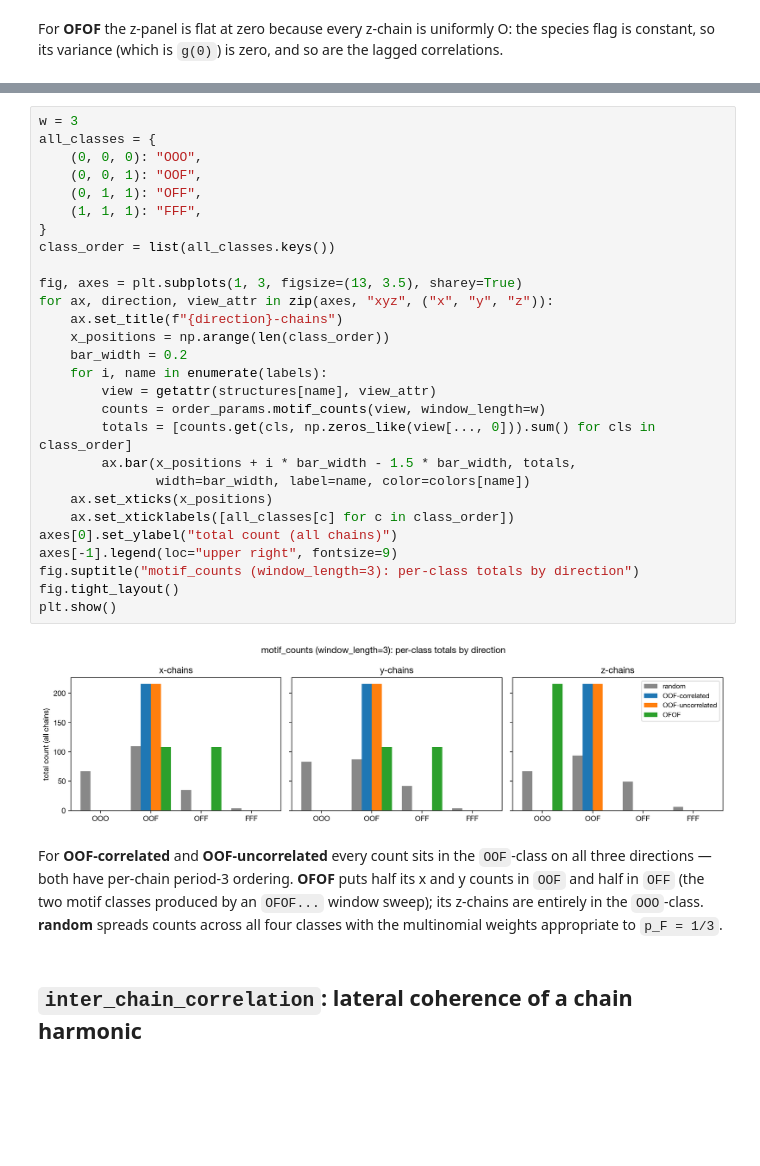
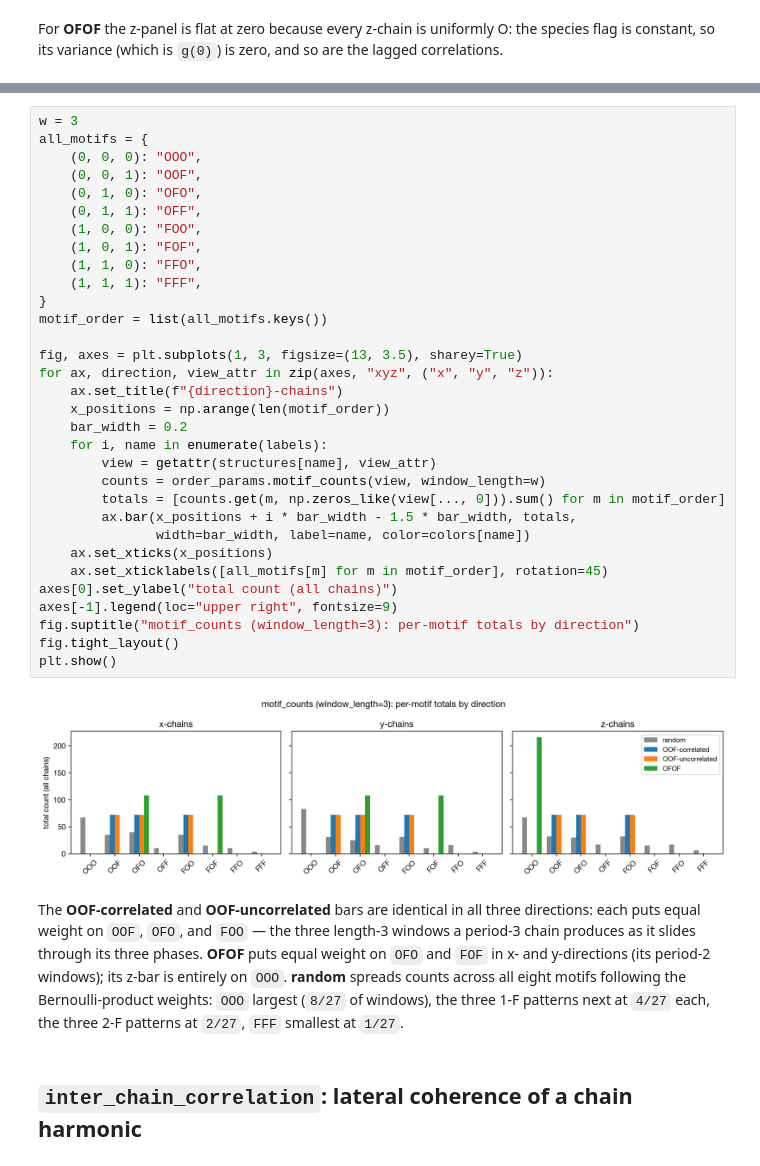
Before and after one commit to bjmorgan/chainorder, a Jupyter notebook: docs/tutorial.ipynb, the cells around one changed output, grey strips where cells are left out. Drawn from its saved outputs; the diff is of its cells as text; blank space fills up the shorter version.

```diff
--- a/docs/tutorial.ipynb
+++ b/docs/tutorial.ipynb
@@ -241,41 +242,47 @@ total, then plot the totals as a bar chart.
 # %%
 w = 3
-all_classes = {
+all_motifs = {
     (0, 0, 0): "OOO",
     (0, 0, 1): "OOF",
+    (0, 1, 0): "OFO",
     (0, 1, 1): "OFF",
+    (1, 0, 0): "FOO",
+    (1, 0, 1): "FOF",
+    (1, 1, 0): "FFO",
     (1, 1, 1): "FFF",
 }
-class_order = list(all_classes.keys())
+motif_order = list(all_motifs.keys())
 
 fig, axes = plt.subplots(1, 3, figsize=(13, 3.5), sharey=True)
 for ax, direction, view_attr in zip(axes, "xyz", ("x", "y", "z")):
     ax.set_title(f"{direction}-chains")
-    x_positions = np.arange(len(class_order))
+    x_positions = np.arange(len(motif_order))
     bar_width = 0.2
     for i, name in enumerate(labels):
         view = getattr(structures[name], view_attr)
         counts = order_params.motif_counts(view, window_length=w)
-        totals = [counts.get(cls, np.zeros_like(view[..., 0])).sum() for cls in class_order]
+        totals = [counts.get(m, np.zeros_like(view[..., 0])).sum() for m in motif_order]
         ax.bar(x_positions + i * bar_width - 1.5 * bar_width, totals,
                width=bar_width, label=name, color=colors[name])
     ax.set_xticks(x_positions)
-    ax.set_xticklabels([all_classes[c] for c in class_order])
+    ax.set_xticklabels([all_motifs[m] for m in motif_order], rotation=45)
 axes[0].set_ylabel("total count (all chains)")
 axes[-1].legend(loc="upper right", fontsize=9)
-fig.suptitle("motif_counts (window_length=3): per-class totals by direction")
+fig.suptitle("motif_counts (window_length=3): per-motif totals by direction")
 fig.tight_layout()
 plt.show()
 # %% [output]
-[figure, old version]
+[figure, new version]
-# %% [markdown]
-For **OOF-correlated** and **OOF-uncorrelated** every count sits in the
-`OOF`-class on all three directions — both have per-chain period-3
-ordering. **OFOF** puts half its x and y counts in `OOF` and half in
-`OFF` (the two motif classes produced by an `OFOF...` window sweep);
-its z-chains are entirely in the `OOO`-class. **random** spreads
-counts across all four classes with the multinomial weights appropriate
-to `p_F = 1/3`.
+# %% [markdown]
+The **OOF-correlated** and **OOF-uncorrelated** bars are identical
+in all three directions: each puts equal weight on `OOF`, `OFO`,
+and `FOO` — the three length-3 windows a period-3 chain produces
+as it slides through its three phases. **OFOF** puts equal weight
+on `OFO` and `FOF` in x- and y-directions (its period-2 windows);
+its z-bar is entirely on `OOO`. **random** spreads counts across
+all eight motifs following the Bernoulli-product weights: `OOO`
+largest (`8/27` of windows), the three 1-F patterns next at `4/27`
+each, the three 2-F patterns at `2/27`, `FFF` smallest at `1/27`.
 # %% [markdown]
 ## `inter_chain_correlation`: lateral coherence of a chain harmonic
 # %% [markdown]
```
Also changed, not shown: parts of 3 cells of this notebook, 4 other files.
